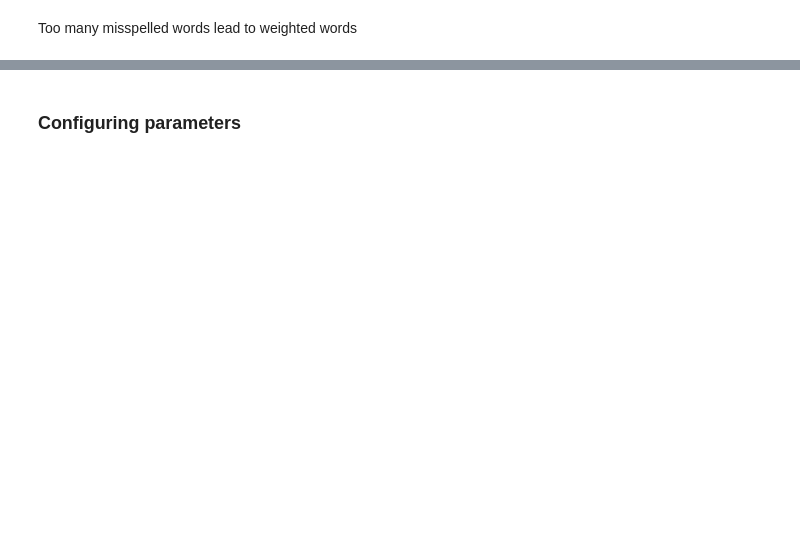
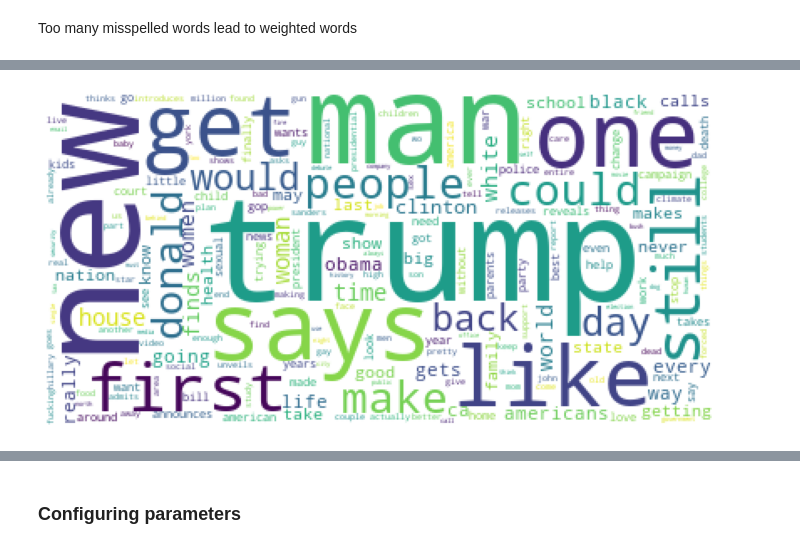
Before and after one commit to CarinaCruz/NLP, a Jupyter notebook: SentimentAnalysis/Sarcasm/Sarcasm.ipynb, the cells around one changed output, grey strips where cells are left out. Saved outputs shown, nothing was run; the diff lists cells and outputs as text; code cells hidden in the pictures; blank space fills up the shorter version.

```diff
--- a/SentimentAnalysis/Sarcasm/Sarcasm.ipynb
+++ b/SentimentAnalysis/Sarcasm/Sarcasm.ipynb
@@ -207,0 +157,4 @@ len(nn_tagged), len(vb_tagged), len(jj_tagged)
+# %%
+visualization.word_cloud(prop_pos_tags)
+# %% [output]
+[figure, added]
```
Also changed, not shown: parts of 63 cells of this notebook.
